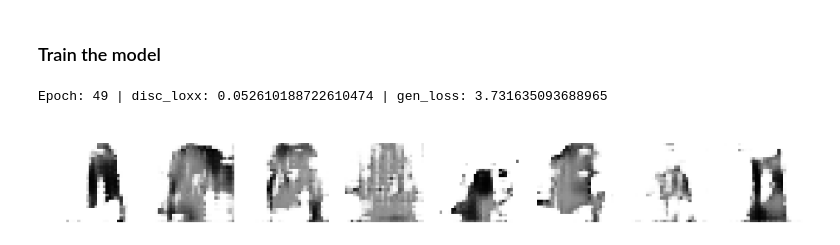
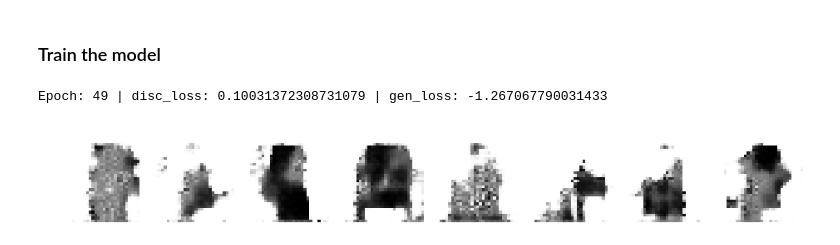
Before and after one commit to timsainb/tensorflow2-generative-models, a Jupyter notebook: 3.0-WGAN-GP-fashion-mnist.ipynb, the cells around one changed output. Saved outputs shown, nothing was run; the diff lists cells and outputs as text; code cells hidden in the pictures.

```diff
--- a/3.0-WGAN-GP-fashion-mnist.ipynb
+++ b/3.0-WGAN-GP-fashion-mnist.ipynb
@@ -197,28 +222,28 @@ def plot_reconstruction(model, nex=8, zm=2):
 # a pandas dataframe to save the loss information to
 losses = pd.DataFrame(columns = ['disc_loss', 'gen_loss'])
 # %%
-n_epochs = 50
+n_epochs = 200
 for epoch in range(n_epochs):
     # train
     for batch, train_x in tqdm(
         zip(range(N_TRAIN_BATCHES), train_dataset), total=N_TRAIN_BATCHES
     ):
         model.train(train_x)
     # test on holdout
     loss = []
     for batch, test_x in tqdm(
         zip(range(N_TEST_BATCHES), test_dataset), total=N_TEST_BATCHES
     ):
         loss.append(model.compute_loss(train_x))
     losses.loc[len(losses)] = np.mean(loss, axis=0)
     # plot results
     display.clear_output()
     print(
-        "Epoch: {} | disc_loxx: {} | gen_loss: {}".format(
+        "Epoch: {} | disc_loss: {} | gen_loss: {}".format(
             epoch, losses.disc_loss.values[-1], losses.gen_loss.values[-1]
         )
     )
     plot_reconstruction(model)
 # %% [output]
-Epoch: 49 | disc_loxx: 0.052610188722610474 | gen_loss: 3.731635093688965
+Epoch: 49 | disc_loss: 0.10031372308731079 | gen_loss: -1.267067790031433
-[figure, old version]
+[figure, new version]
```
Also changed, not shown: parts of 8 cells of this notebook, 10 other files.
